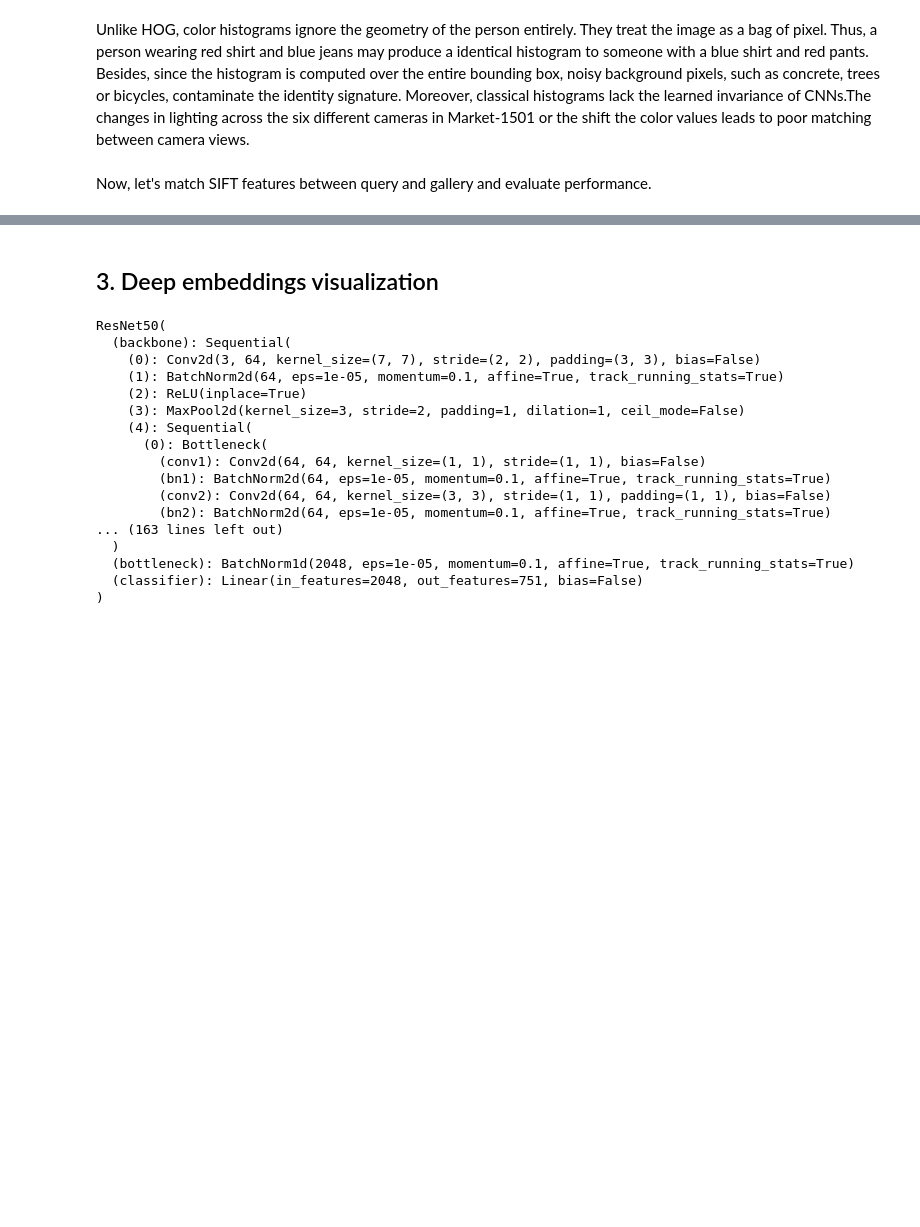
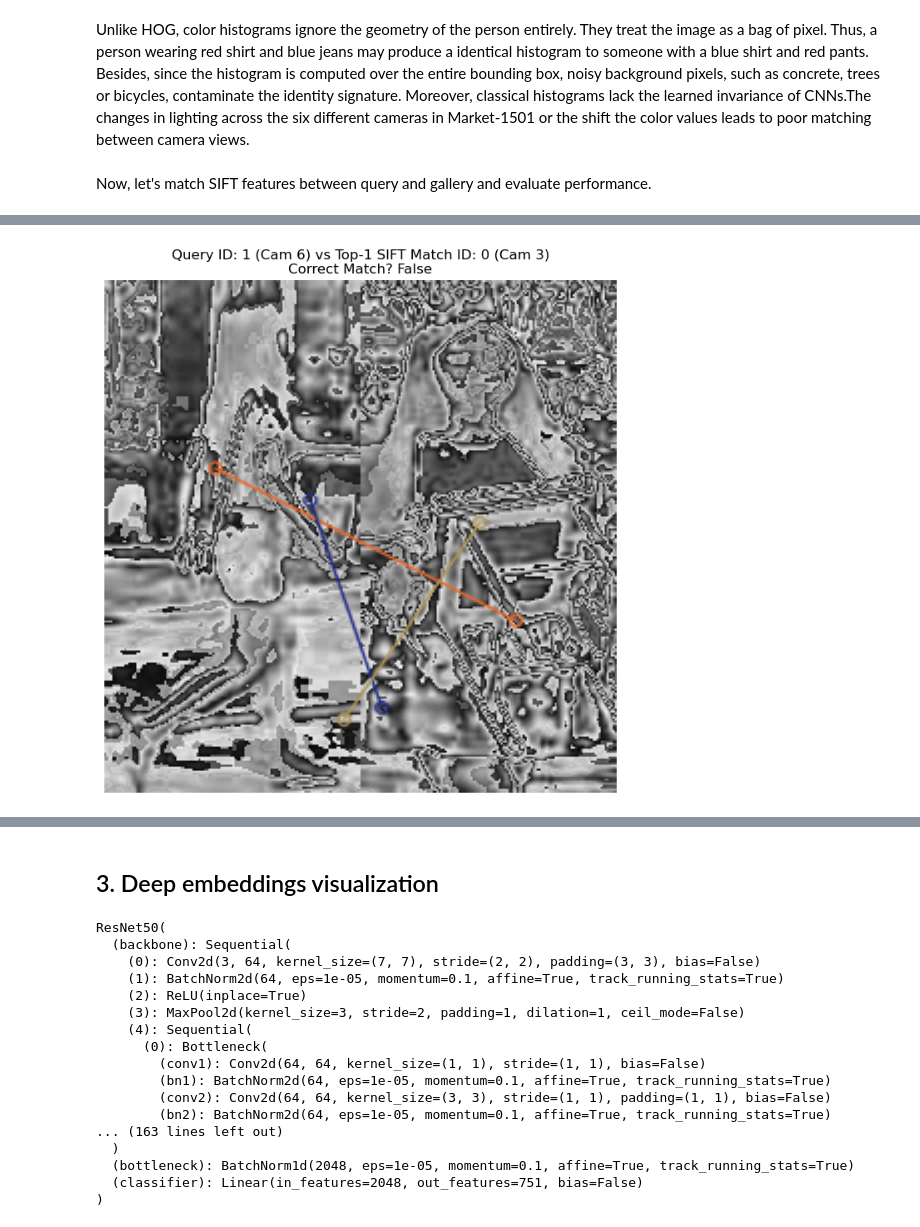
Before and after one commit to daphnemaschas/Person-Re-Identification, a Jupyter notebook: notebooks/classical_vs_deep_features.ipynb, the cells around one changed output, grey strips where cells are left out. Drawn from its saved outputs; the diff is of its cells as text; code cells hidden in the pictures; blank space fills up the shorter version.

```diff
--- a/notebooks/classical_vs_deep_features.ipynb
+++ b/notebooks/classical_vs_deep_features.ipynb
@@ -232,0 +320,4 @@ KeyboardInterrupt:
+# %%
+visualize_sift_matches(10, s_distmat, query_loader, gallery_loader)
+# %% [output]
+[figure, added]
```
Also changed, not shown: parts of 8 cells of this notebook.
